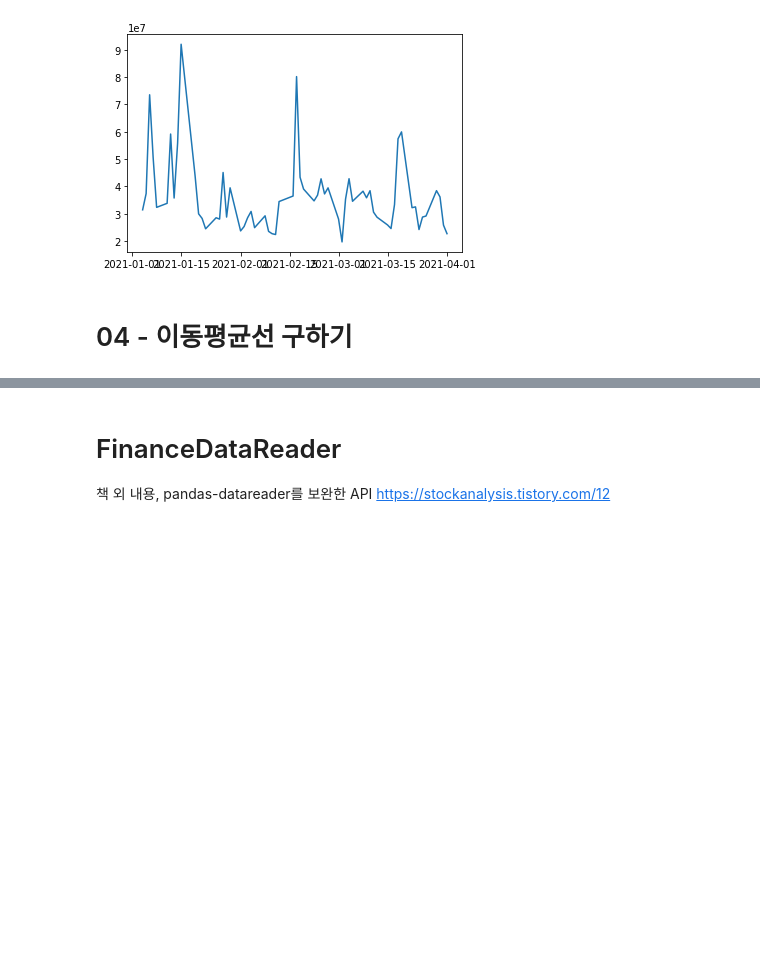
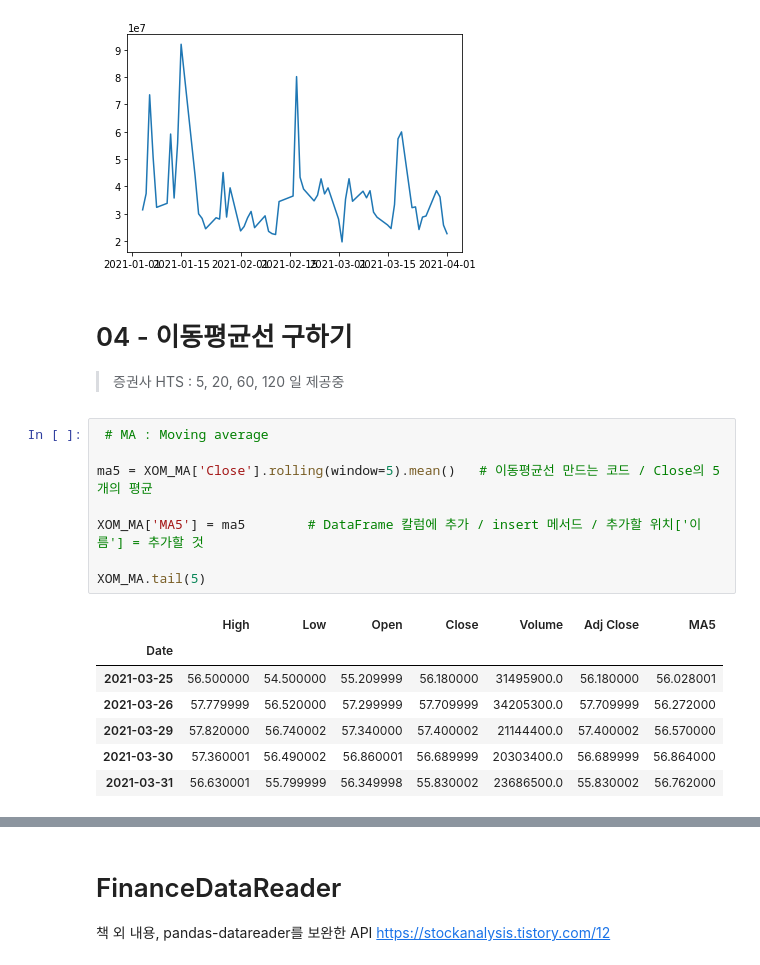
Before and after one commit to you9222/Digital_Finance, a Jupyter notebook: Pandas.ipynb, the cells around one changed output, grey strips where cells are left out. Cells and saved outputs as stored; diff of their text form; blank space fills up the shorter version.

```diff
--- a/Pandas.ipynb
+++ b/Pandas.ipynb
@@ -263,3 +262,21 @@ plt.plot(WFC['Volume'])       ############## 표 두개 하나로 합쳐서 보
 [figure]
 # %% [markdown]
 # 04 - 이동평균선 구하기
+
+> 증권사 HTS  :  5, 20, 60, 120 일 제공중
+# %%
+ # MA : Moving average
+
+ma5 = XOM_MA['Close'].rolling(window=5).mean()   # 이동평균선 만드는 코드 / Close의 5개의 평균
+
+XOM_MA['MA5'] = ma5        # DataFrame 칼럼에 추가 / insert 메서드 / 추가할 위치['이름'] = 추가할 것
+
+XOM_MA.tail(5)
+# %% [output]
+|  | High | Low | Open | Close | Volume | Adj Close | MA5 |
+| Date |  |  |  |  |  |  |  |
+| 2021-03-25 | 56.500000 | 54.500000 | 55.209999 | 56.180000 | 31495900.0 | 56.180000 | 56.028001 |
+| 2021-03-26 | 57.779999 | 56.520000 | 57.299999 | 57.709999 | 34205300.0 | 57.709999 | 56.272000 |
+| 2021-03-29 | 57.820000 | 56.740002 | 57.340000 | 57.400002 | 21144400.0 | 57.400002 | 56.570000 |
+| 2021-03-30 | 57.360001 | 56.490002 | 56.860001 | 56.689999 | 20303400.0 | 56.689999 | 56.864000 |
+| 2021-03-31 | 56.630001 | 55.799999 | 56.349998 | 55.830002 | 23686500.0 | 55.830002 | 56.762000 |
```
Also changed, not shown: parts of 8 cells of this notebook.
